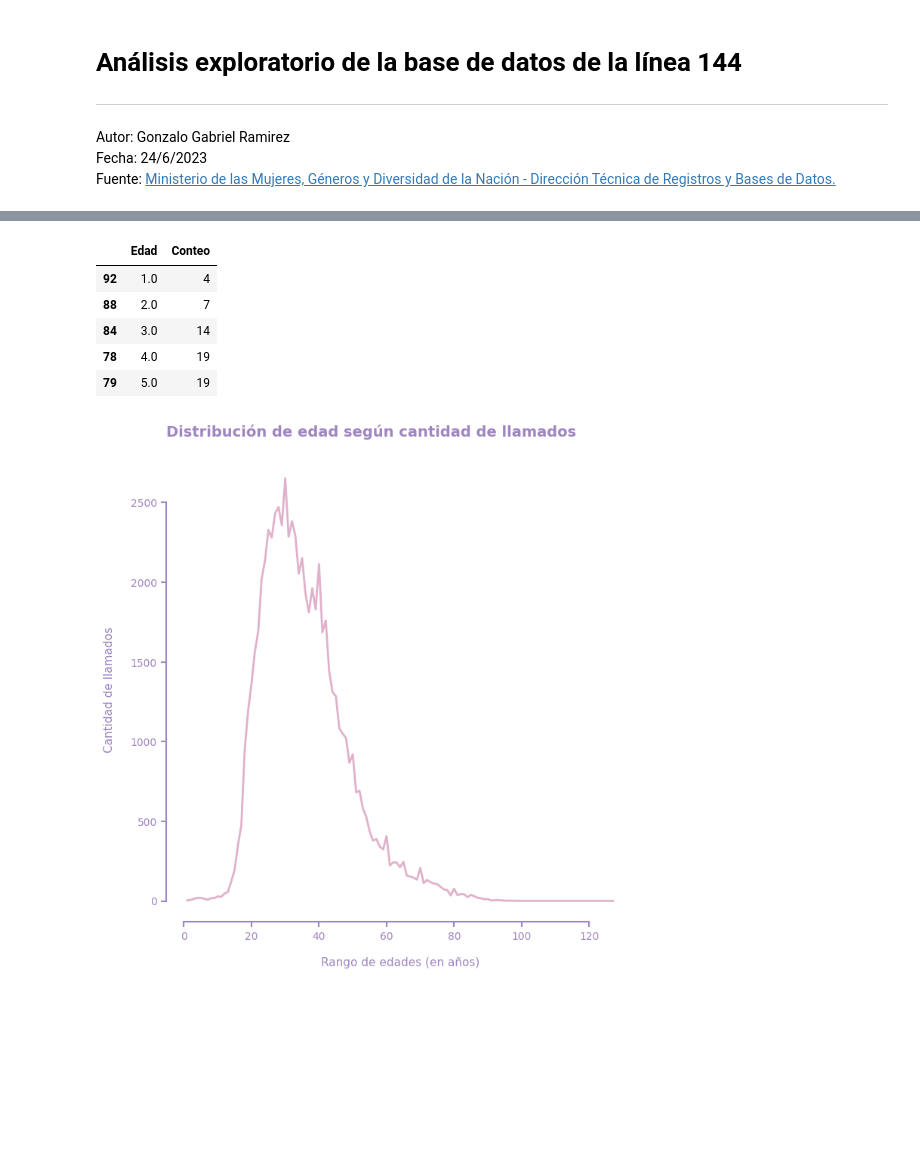
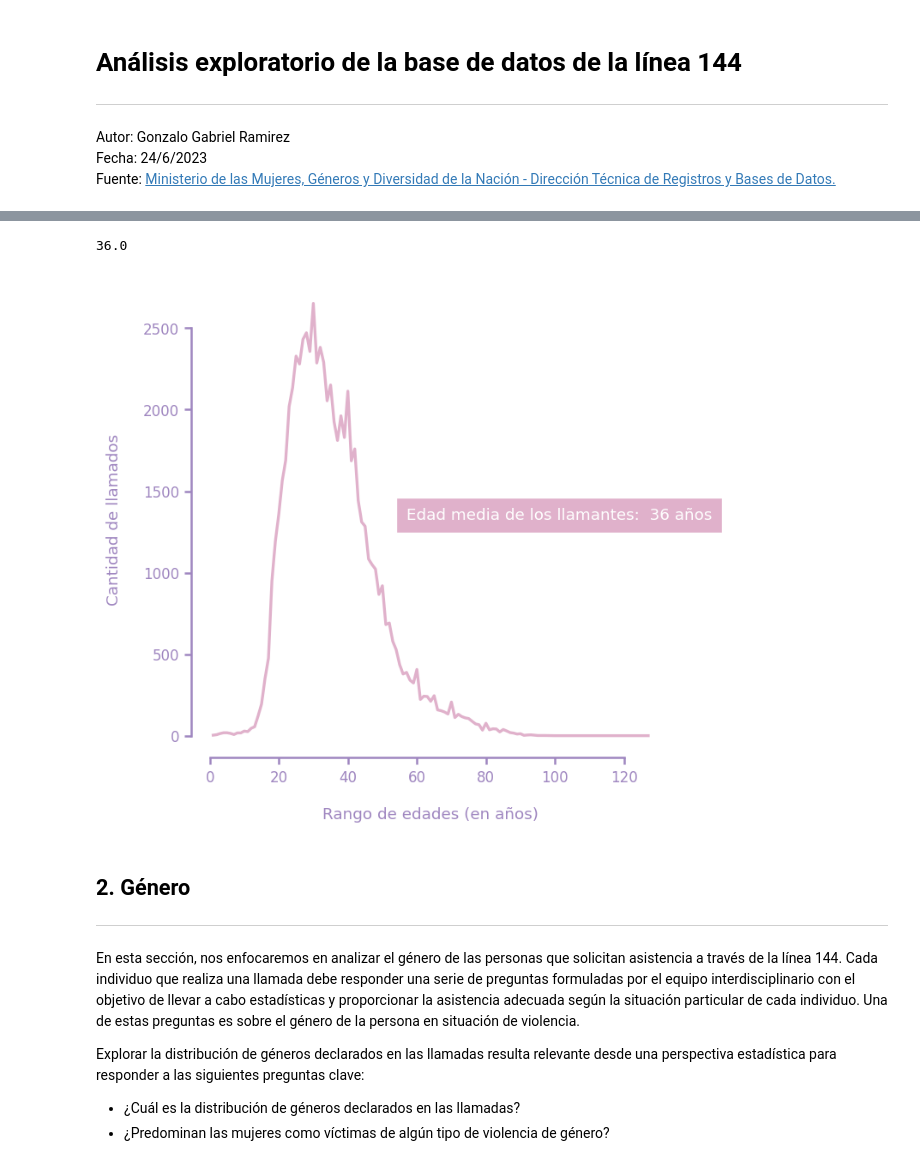
Before and after one commit to DataAnalystGabo/Analisis-Exploratorio-de-Datos-Linea-144, a Jupyter notebook: Notebooks/analisis.ipynb, the cells around one changed output, grey strips where cells are left out. Drawn from its saved outputs; the diff is of its cells as text; code cells hidden in the pictures; blank space fills up the shorter version.

Commit message:
Avanzamos con el desarrollo de las preguntas a tratar

```diff
--- a/Notebooks/analisis.ipynb
+++ b/Notebooks/analisis.ipynb
@@ -54,6 +59,7 @@ df_2021 = pd.read_csv("../Dataframes/linea144-2021.csv")
 df_2022 = pd.read_csv("../Dataframes/linea144-2022.csv")
 df_2023 = pd.read_csv("../Dataframes/linea144-2023.csv")
 # %%
+#En esta celda iremos manipulando nuestras dataframes para que al momento de concatenar los 4 archivos no tengamos ninguna complicación.
 df_2022.pop(df_2022.columns[-1])
 df_2022 = df_2022.rename(columns={
     'Fecha': 'fecha'
@@ -65,4 +71,7 @@ df_2023 = df_2023.rename(columns={
 
 dataframes = [df_2020, df_2021, df_2022, df_2023]
 df         = pd.concat(dataframes, ignore_index=True)
-df         = df.drop_duplicates()
+
+#Eliminamos los filas duplicadas y tratamos los valores nulos.
+df = df.drop_duplicates()
+df = df.fillna('Missing')
@@ -91,3 +104,6 @@ df_edades = df['edad_persona_en_situacion_de_violencia'].value_counts()
 # %%
-df_edades = pd.DataFrame({'Edad': df_edades.index, 'Conteo': df_edades.values})
+#Creamos un dataframe que contengan la cantidad de llamados según la edad del denunciante.
+df_edades = df['edad_persona_en_situacion_de_violencia'].value_counts()
+df_edades = pd.DataFrame({'Edad': df_edades.index, 'Cantidad de llamadas': df_edades.values})
 df_edades = df_edades.sort_values(by='Edad', ascending=True)
+df_edades[df_edades['Cantidad de llamadas'] > 1500]
@@ -94,38 +128,46 @@ df_edades = df_edades.sort_values(by='Edad', ascending=True)
-# %%
-df_edades.head()
-# %% [output]
-|  | Edad | Conteo |
-| 92 | 1.0 | 4 |
-| 88 | 2.0 | 7 |
-| 84 | 3.0 | 14 |
-| 78 | 4.0 | 19 |
-| 79 | 5.0 | 19 |
+# %%
+#Calculamos la edad media de los llamantes.
+edad_media_llamantes = round(df['edad_persona_en_situacion_de_violencia'].mean(), 0)
+edad_media_llamantes
+# %% [output]
+36.0
 # %%
-plt.figure(figsize=(8,8))
+plt.figure(figsize=(6,6), dpi=120)
 
 sns.lineplot(data=df_edades,
-            x='Edad', y='Conteo',
+            x='Edad', y='Cantidad de llamadas',
             linewidth=2,
             color='#e0b1cb')
 
 ax = plt.gca()
 ax.spines['bottom'].set_color('#9f86c0')
 ax.spines['bottom'].set_linewidth(1.5)
 ax.spines['left'].set_color('#9f86c0')
 ax.spines['left'].set_linewidth(1.5)
 ax.tick_params(axis='x', which='both', color='#9f86c0', width=1.5, length=5, labelcolor='#9f86c0')
 ax.tick_params(axis='y', which='both', color='#9f86c0', width=1.5, length=5, labelcolor='#9f86c0')
 ax.set_ylabel('Cantidad de llamados', color='#9f86c0', labelpad=15, size=11)
 ax.set_xlabel('Rango de edades (en años)', color='#9f86c0', labelpad=15, size=11)
 
-plt.title('Distribución de edad según cantidad de llamados',
-         color='#9f86c0',
-         fontsize=14,
-         fontweight='bold',
-         loc='left',
-         pad=20)
+text_info = f'Edad media de los llamantes: {edad_media_llamantes: .0f} años'
+
+plt.text(0.45, 0.5,
+         text_info,
+         transform=ax.transAxes,
+         color='white', fontsize=11,
+         bbox=dict(facecolor='#e0b1cb', edgecolor='#e0b1cb', pad=6))
 
 sns.despine(trim=True)
-plt.show()
+plt.show();
 # %% [output]
-[figure, old version]
+[figure, new version]
+# %% [markdown]
+## 2. **Género**
+----------------
+
+En esta sección, nos enfocaremos en analizar el género de las personas que solicitan asistencia a través de la línea 144. Cada individuo que realiza una llamada debe responder una serie de preguntas formuladas por el equipo interdisciplinario con el objetivo de llevar a cabo estadísticas y proporcionar la asistencia adecuada según la situación particular de cada individuo. Una de estas preguntas es sobre el género de la persona en situación de violencia.
+
+Explorar la distribución de géneros declarados en las llamadas resulta relevante desde una perspectiva estadística para responder a las siguientes preguntas clave:
+
+- ¿Cuál es la distribución de géneros declarados en las llamadas?
+- ¿Predominan las mujeres como víctimas de algún tipo de violencia de género?
```
Also changed, not shown: parts of 21 cells of this notebook.
